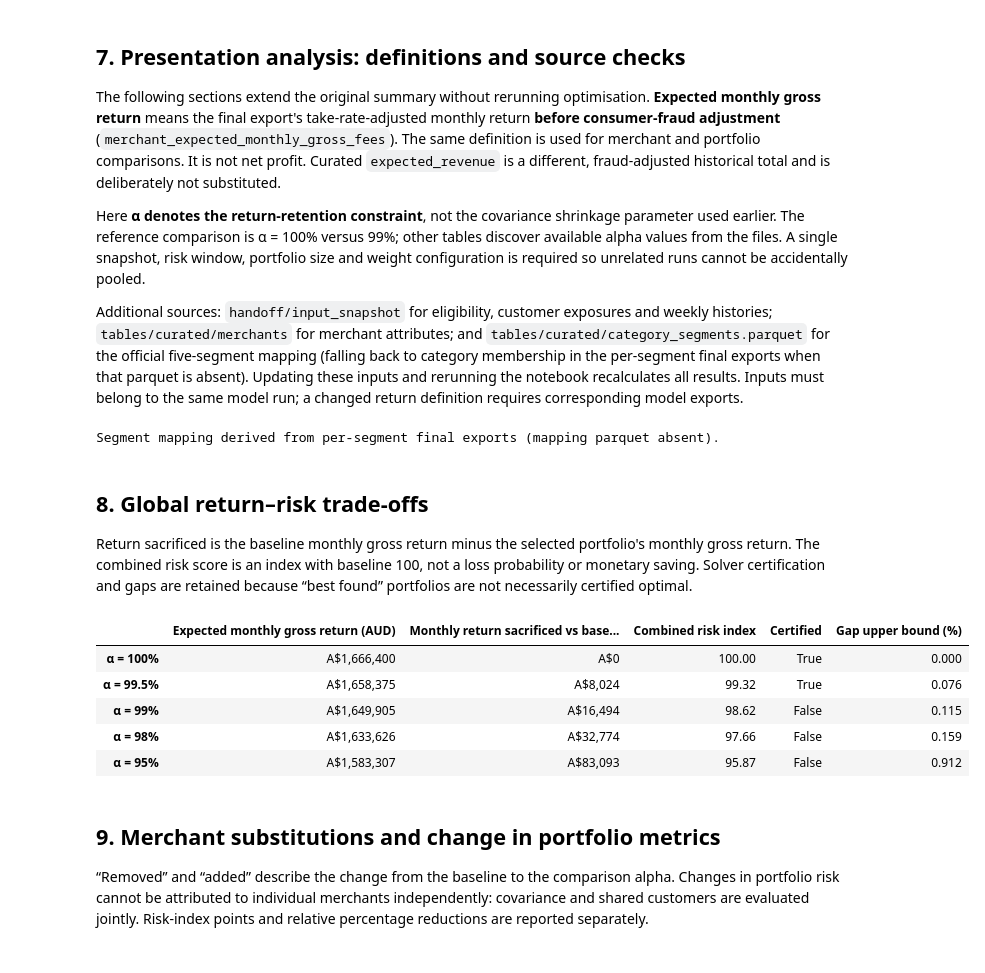
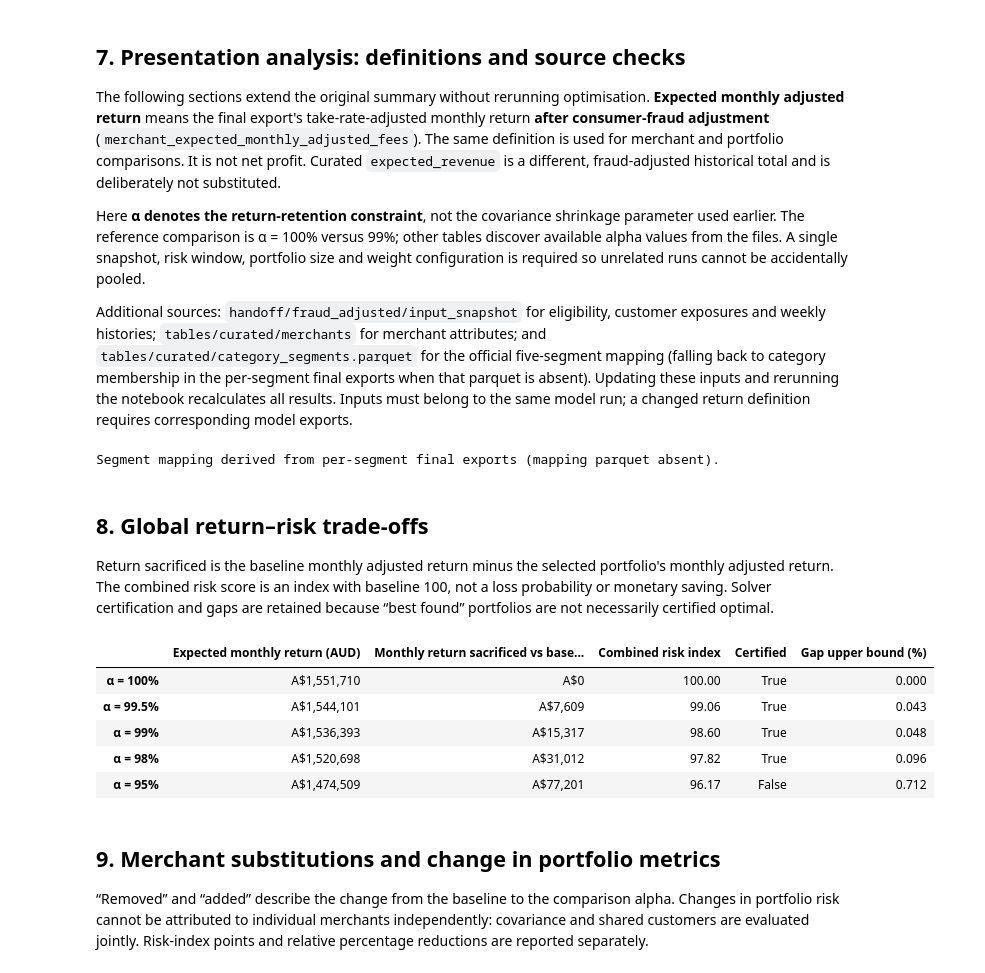
Before and after one commit to hannimeee/industry-project-group-19, a Jupyter notebook: code/11_summary.ipynb, the cells around one changed output. Cells and saved outputs as stored; diff of their text form; code cells hidden in the pictures.

```diff
--- a/code/11_summary.ipynb
+++ b/code/11_summary.ipynb
@@ -216,11 +207,11 @@ Technology, Digital & Communications — retention 100.0%
 # %% [markdown]
 ## 7. Presentation analysis: definitions and source checks
 
-The following sections extend the original summary without rerunning optimisation. **Expected monthly gross return** means the final export's take-rate-adjusted monthly return **before consumer-fraud adjustment** (`merchant_expected_monthly_gross_fees`). The same definition is used for merchant and portfolio comparisons. It is not net profit. Curated `expected_revenue` is a different, fraud-adjusted historical total and is deliberately not substituted.
+The following sections extend the original summary without rerunning optimisation. **Expected monthly adjusted return** means the final export's take-rate-adjusted monthly return **after consumer-fraud adjustment** (`merchant_expected_monthly_adjusted_fees`). The same definition is used for merchant and portfolio comparisons. It is not net profit. Curated `expected_revenue` is a different, fraud-adjusted historical total and is deliberately not substituted.
 
 Here **α denotes the return-retention constraint**, not the covariance shrinkage parameter used earlier. The reference comparison is α = 100% versus 99%; other tables discover available alpha values from the files. A single snapshot, risk window, portfolio size and weight configuration is required so unrelated runs cannot be accidentally pooled.
 
-Additional sources: `handoff/input_snapshot` for eligibility, customer exposures and weekly histories; `tables/curated/merchants` for merchant attributes; and `tables/curated/category_segments.parquet` for the official five-segment mapping (falling back to category membership in the per-segment final exports when that parquet is absent). Updating these inputs and rerunning the notebook recalculates all results. Inputs must belong to the same model run; a changed return definition requires corresponding model exports.
+Additional sources: `handoff/fraud_adjusted/input_snapshot` for eligibility, customer exposures and weekly histories; `tables/curated/merchants` for merchant attributes; and `tables/curated/category_segments.parquet` for the official five-segment mapping (falling back to category membership in the per-segment final exports when that parquet is absent). Updating these inputs and rerunning the notebook recalculates all results. Inputs must belong to the same model run; a changed return definition requires corresponding model exports.
 # %%
 from IPython.display import Markdown
 
@@ -286,28 +277,28 @@ Segment mapping derived from per-segment final exports (mapping parquet absent).
 # %% [markdown]
 ## 8. Global return–risk trade-offs
 
-Return sacrificed is the baseline monthly gross return minus the selected portfolio's monthly gross return. The combined risk score is an index with baseline 100, not a loss probability or monetary saving. Solver certification and gaps are retained because “best found” portfolios are not necessarily certified optimal.
+Return sacrificed is the baseline monthly adjusted return minus the selected portfolio's monthly adjusted return. The combined risk score is an index with baseline 100, not a loss probability or monetary saving. Solver certification and gaps are retained because “best found” portfolios are not necessarily certified optimal.
 # %%
 tradeoffs = pd.DataFrame({
-    "Expected monthly gross return (AUD)": metrics.portfolio_expected_monthly_gross_fees,
-    "Monthly return sacrificed vs baseline (AUD)": base_metrics.portfolio_expected_monthly_gross_fees - metrics.portfolio_expected_monthly_gross_fees,
+    "Expected monthly return (AUD)": metrics.portfolio_expected_monthly_adjusted_fees,
+    "Monthly return sacrificed vs baseline (AUD)": base_metrics.portfolio_expected_monthly_adjusted_fees - metrics.portfolio_expected_monthly_adjusted_fees,
     "Combined risk index": metrics.portfolio_risk_score,
     "Certified": metrics.portfolio_certified,
     "Gap upper bound (%)": metrics.portfolio_optimality_gap * 100,
 })
 tradeoffs.index = [f"α = {a*100:g}%" for a in tradeoffs.index]
 display(tradeoffs.style.format({
-    "Expected monthly gross return (AUD)": "A${:,.0f}",
+    "Expected monthly return (AUD)": "A${:,.0f}",
     "Monthly return sacrificed vs baseline (AUD)": "A${:,.0f}",
     "Combined risk index": "{:.2f}", "Gap upper bound (%)": "{:.3f}",
 }))
 # %% [output]
-|  | Expected monthly gross return (AUD) | Monthly return sacrificed vs base... | Combined risk index | Certified | Gap upper bound (%) |
-| α = 100% | A$1,666,400 | A$0 | 100.00 | True | 0.000 |
-| α = 99.5% | A$1,658,375 | A$8,024 | 99.32 | True | 0.076 |
-| α = 99% | A$1,649,905 | A$16,494 | 98.62 | False | 0.115 |
-| α = 98% | A$1,633,626 | A$32,774 | 97.66 | False | 0.159 |
-| α = 95% | A$1,583,307 | A$83,093 | 95.87 | False | 0.912 |
+|  | Expected monthly return (AUD) | Monthly return sacrificed vs base... | Combined risk index | Certified | Gap upper bound (%) |
+| α = 100% | A$1,551,710 | A$0 | 100.00 | True | 0.000 |
+| α = 99.5% | A$1,544,101 | A$7,609 | 99.06 | True | 0.043 |
+| α = 99% | A$1,536,393 | A$15,317 | 98.60 | True | 0.048 |
+| α = 98% | A$1,520,698 | A$31,012 | 97.82 | True | 0.096 |
+| α = 95% | A$1,474,509 | A$77,201 | 96.17 | False | 0.712 |
 # %% [markdown]
 ## 9. Merchant substitutions and change in portfolio metrics
 
```
Also changed, not shown: parts of 32 cells of this notebook.
